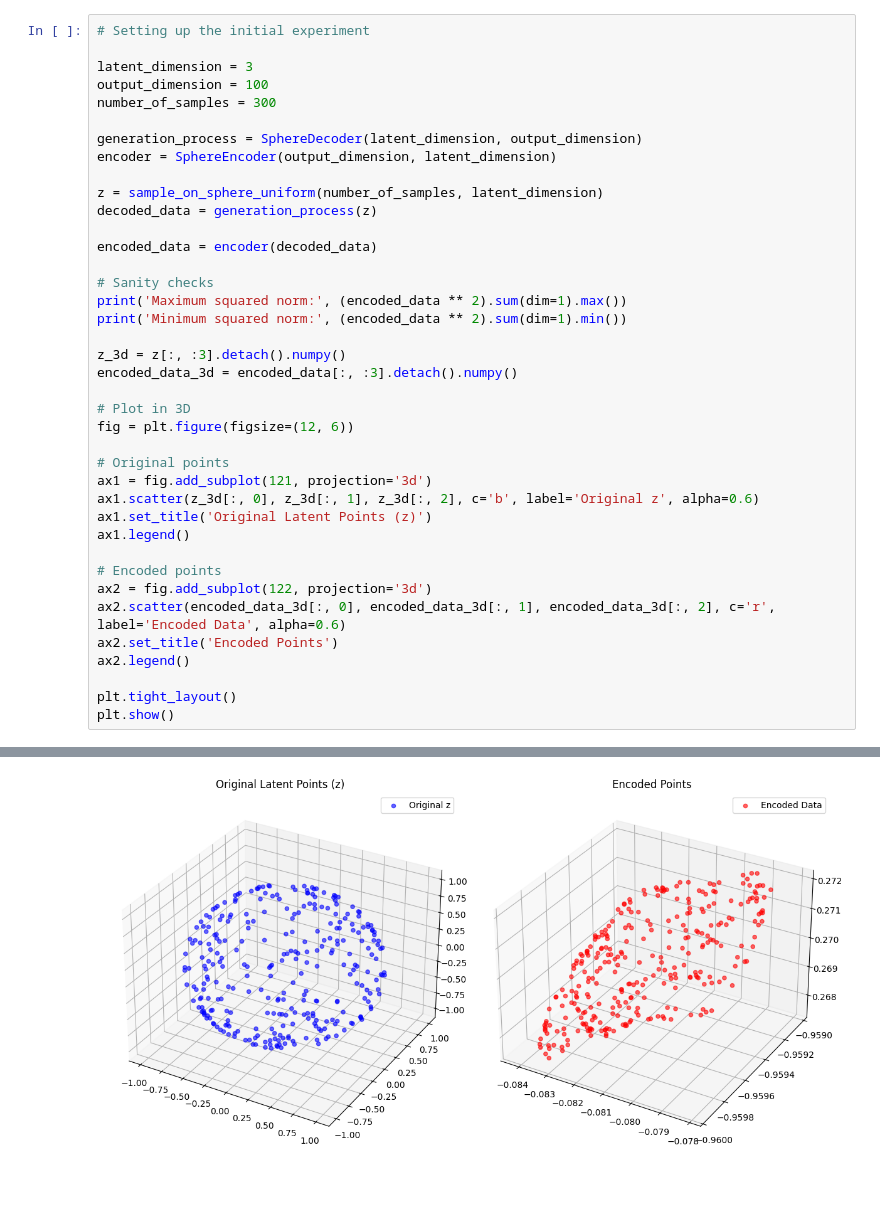
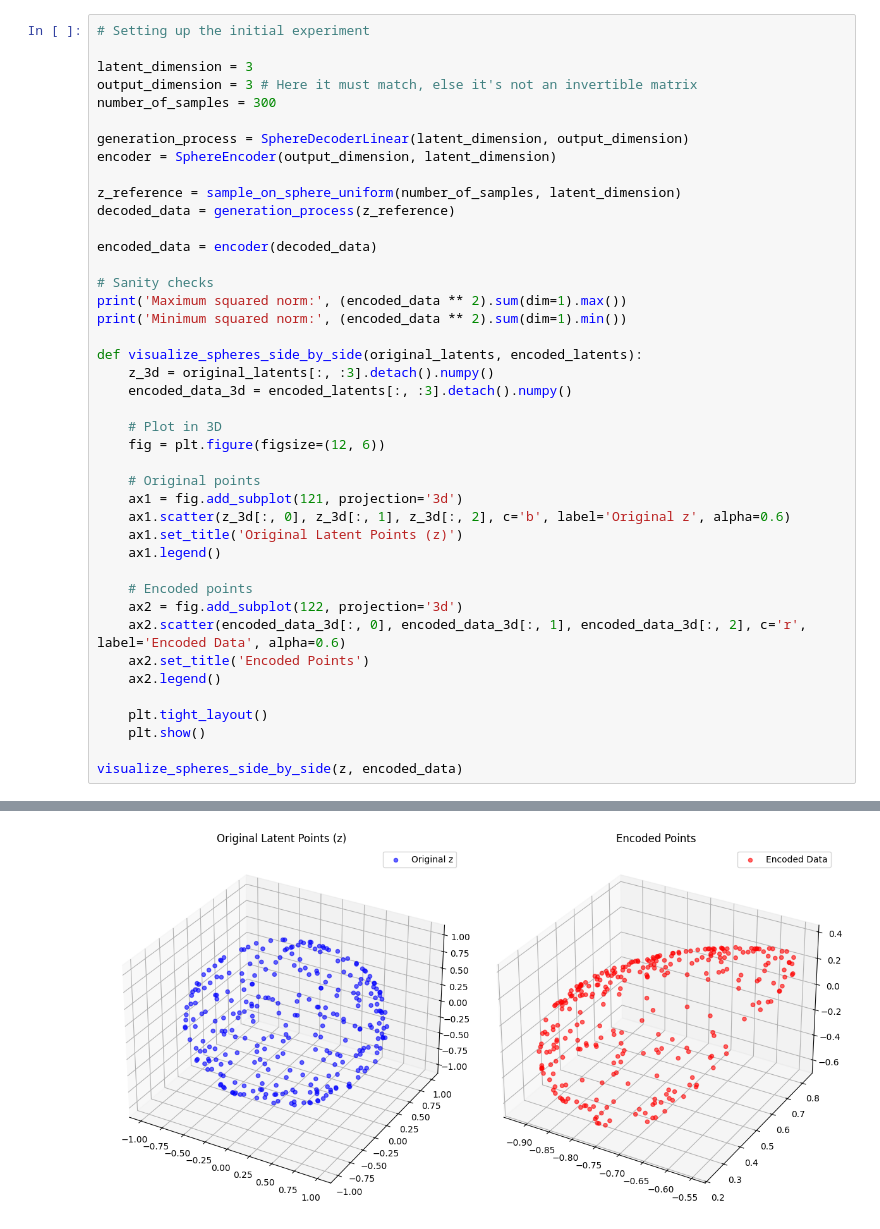
Before and after one commit to BosonicJustin/CLTheory, a Jupyter notebook: SimCLR Experiment.ipynb, the cells around one changed output, grey strips where cells are left out. Cells and saved outputs as stored; diff of their text form; blank space fills up the shorter version.

```diff
--- a/SimCLR Experiment.ipynb
+++ b/SimCLR Experiment.ipynb
@@ -13,46 +16,49 @@ import matplotlib.pyplot as plt
 # %%
 # Setting up the initial experiment
 
 latent_dimension = 3
-output_dimension = 100
+output_dimension = 3 # Here it must match, else it's not an invertible matrix
 number_of_samples = 300
 
-generation_process = SphereDecoder(latent_dimension, output_dimension)
+generation_process = SphereDecoderLinear(latent_dimension, output_dimension)
 encoder = SphereEncoder(output_dimension, latent_dimension)
 
-z = sample_on_sphere_uniform(number_of_samples, latent_dimension)
-decoded_data = generation_process(z)
+z_reference = sample_on_sphere_uniform(number_of_samples, latent_dimension)
+decoded_data = generation_process(z_reference)
 
 encoded_data = encoder(decoded_data)
 
 # Sanity checks
 print('Maximum squared norm:', (encoded_data ** 2).sum(dim=1).max())
 print('Minimum squared norm:', (encoded_data ** 2).sum(dim=1).min())
 
-z_3d = z[:, :3].detach().numpy()
-encoded_data_3d = encoded_data[:, :3].detach().numpy()
+def visualize_spheres_side_by_side(original_latents, encoded_latents):
+    z_3d = original_latents[:, :3].detach().numpy()
+    encoded_data_3d = encoded_latents[:, :3].detach().numpy()
 
-# Plot in 3D
-fig = plt.figure(figsize=(12, 6))
+    # Plot in 3D
+    fig = plt.figure(figsize=(12, 6))
 
-# Original points
-ax1 = fig.add_subplot(121, projection='3d')
-ax1.scatter(z_3d[:, 0], z_3d[:, 1], z_3d[:, 2], c='b', label='Original z', alpha=0.6)
-ax1.set_title('Original Latent Points (z)')
-ax1.legend()
+    # Original points
+    ax1 = fig.add_subplot(121, projection='3d')
+    ax1.scatter(z_3d[:, 0], z_3d[:, 1], z_3d[:, 2], c='b', label='Original z', alpha=0.6)
+    ax1.set_title('Original Latent Points (z)')
+    ax1.legend()
 
-# Encoded points
-ax2 = fig.add_subplot(122, projection='3d')
-ax2.scatter(encoded_data_3d[:, 0], encoded_data_3d[:, 1], encoded_data_3d[:, 2], c='r', label='Encoded Data', alpha=0.6)
-ax2.set_title('Encoded Points')
-ax2.legend()
+    # Encoded points
+    ax2 = fig.add_subplot(122, projection='3d')
+    ax2.scatter(encoded_data_3d[:, 0], encoded_data_3d[:, 1], encoded_data_3d[:, 2], c='r', label='Encoded Data', alpha=0.6)
+    ax2.set_title('Encoded Points')
+    ax2.legend()
 
-plt.tight_layout()
-plt.show()
+    plt.tight_layout()
+    plt.show()
+
+visualize_spheres_side_by_side(z, encoded_data)
 # %% [output]
 Maximum squared norm: tensor(1.0000, grad_fn=<MaxBackward1>)
 Minimum squared norm: tensor(1.0000, grad_fn=<MinBackward1>)
-[figure, old version]
+[figure, new version]
 # %%
 kappa_1 = 0.1
 d_fixed = 0 # Initial experiment will allow variation in all dimensions
```
Also changed, not shown: parts of 4 cells of this notebook, 3 other files.
